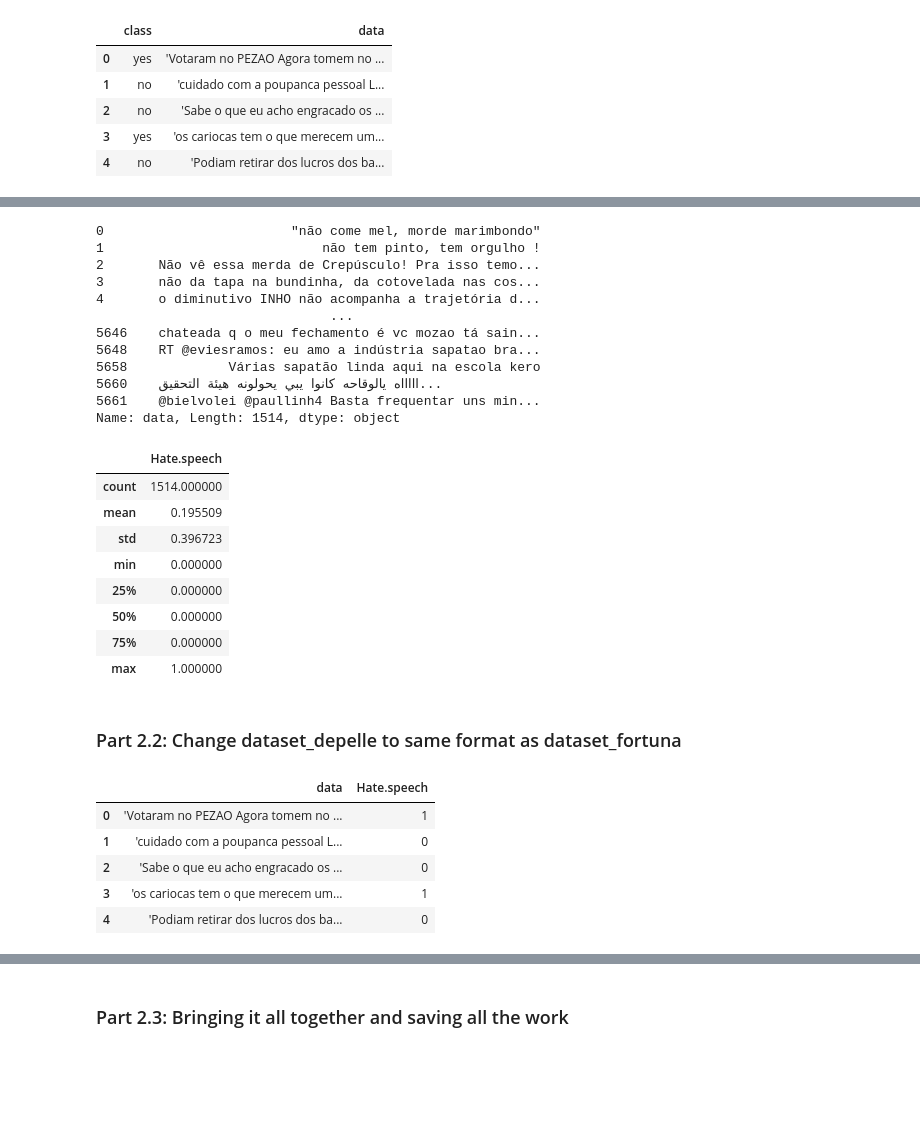
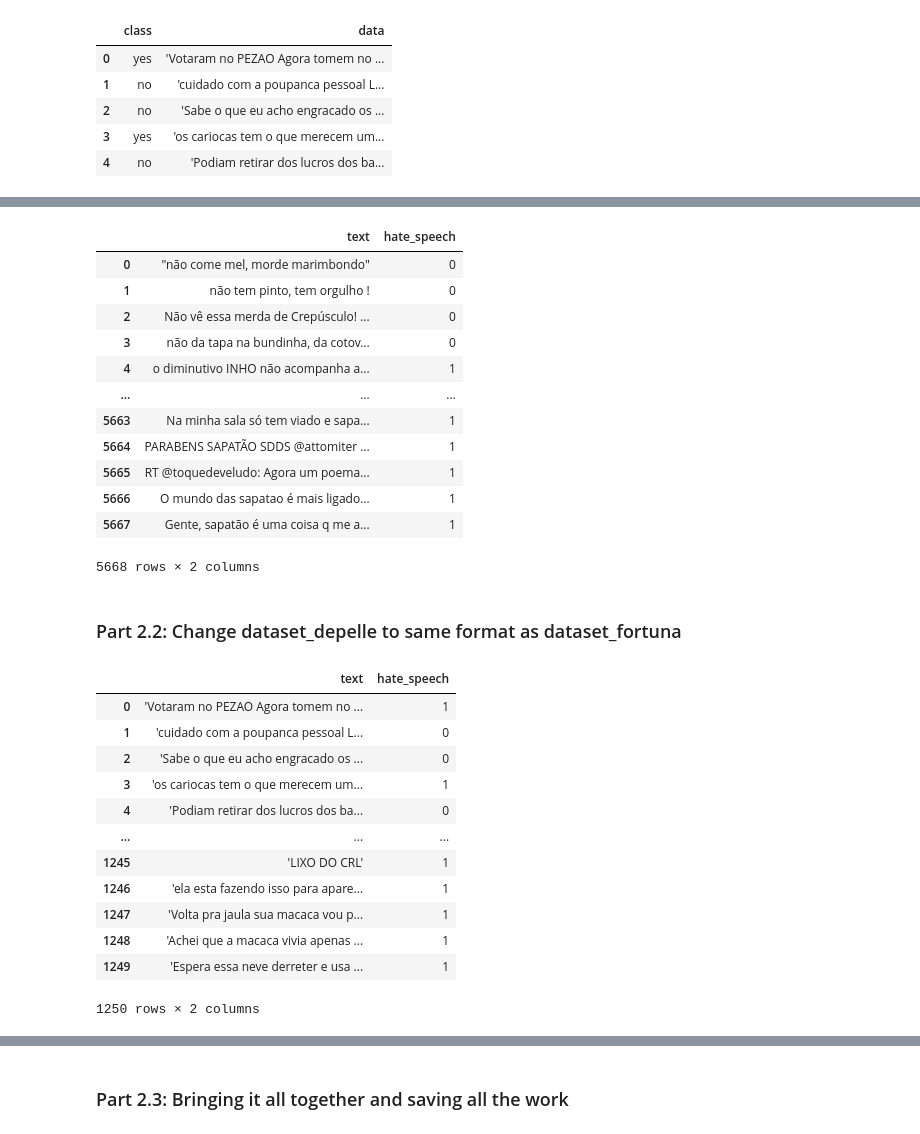
Before and after one commit to luciananobrega/hate_speech_detector, a Jupyter notebook: code/getting_data.ipynb, the cells around one changed output, grey strips where cells are left out. Cells and saved outputs as stored; diff of their text form; code cells hidden in the pictures; blank space fills up the shorter version.

```diff
--- a/code/getting_data.ipynb
+++ b/code/getting_data.ipynb
@@ -37,6 +56,6 @@ Github page of the project: https://github.com/rogersdepelle/OffComBR
 # %%
-dataset_depelle = pd.read_csv("datasets/dataset_depelle.csv")
-dataset_depelle.head()
+dataset_depelle_2 = pd.read_csv("datasets/dataset_depelle_2.csv")
+dataset_depelle_2.head()
 # %% [output]
 |  | class | data |
 | 0 | yes | 'Votaram no PEZAO Agora tomem no ... |
@@ -118,43 +86,39 @@ dataset_fortuna = dataset_fortuna.dropna()
 # %%
-dataset_fortuna["data"]
+dataset_fortuna
 # %% [output]
+|  | text | hate_speech |
+| 0 | "não come mel, morde marimbondo" | 0 |
+| 1 | não tem pinto, tem orgulho ! | 0 |
+| 2 | Não vê essa merda de Crepúsculo! ... | 0 |
+| 3 | não da tapa na bundinha, da cotov... | 0 |
+| 4 | o diminutivo INHO não acompanha a... | 1 |
+| ... | ... | ... |
+| 5663 | Na minha sala só tem viado e sapa... | 1 |
+| 5664 | PARABENS SAPATÃO SDDS @attomiter ... | 1 |
+| 5665 | RT @toquedeveludo: Agora um poema... | 1 |
+| 5666 | O mundo das sapatao é mais ligado... | 1 |
+| 5667 | Gente, sapatão é uma coisa q me a... | 1 |
-0                        "não come mel, morde marimbondo"
-1                            não tem pinto, tem orgulho !
-2       Não vê essa merda de Crepúsculo! Pra isso temo...
-3       não da tapa na bundinha, da cotovelada nas cos...
-4       o diminutivo INHO não acompanha a trajetória d...
-                              ...
-5646    chateada q o meu fechamento é vc mozao tá sain...
-5648    RT @eviesramos: eu amo a indústria sapatao bra...
-5658             Várias sapatão linda aqui na escola kero
-5660    اااااه يالوقاحه كانوا يبي يحولونه هيئة التحقيق...
-5661    @bielvolei @paullinh4 Basta frequentar uns min...
-Name: data, Length: 1514, dtype: object
+5668 rows × 2 columns
-# %%
-dataset_fortuna.describe()
-# %% [output]
-|  | Hate.speech |
-| count | 1514.000000 |
-| mean | 0.195509 |
-| std | 0.396723 |
-| min | 0.000000 |
-| 25% | 0.000000 |
-| 50% | 0.000000 |
-| 75% | 0.000000 |
-| max | 1.000000 |
 # %% [markdown]
 ### Part 2.2: Change dataset_depelle to same format as dataset_fortuna
 # %%
-cols = dataset_depelle.columns.tolist()
+cols = dataset_depelle_2.columns.tolist()
 cols = cols[::-1] #reverting cols
-dataset_depelle = dataset_depelle[cols]
-dataset_depelle['class'] = dataset_depelle['class'].map({'yes': 1, 'no': 0})
-dataset_depelle.columns = ['data', 'Hate.speech']
-dataset_depelle.head()
+dataset_depelle_2 = dataset_depelle_2[cols]
+dataset_depelle_2['class'] = dataset_depelle_2['class'].map({'yes': 1, 'no': 0})
+dataset_depelle_2.columns = ['text', 'hate_speech']
+dataset_depelle_2
 # %% [output]
-|  | data | Hate.speech |
+|  | text | hate_speech |
 | 0 | 'Votaram no PEZAO Agora tomem no ... | 1 |
 | 1 | 'cuidado com a poupanca pessoal L... | 0 |
 | 2 | 'Sabe o que eu acho engracado os ... | 0 |
 | 3 | 'os cariocas tem o que merecem um... | 1 |
 | 4 | 'Podiam retirar dos lucros dos ba... | 0 |
+| ... | ... | ... |
+| 1245 | 'LIXO DO CRL' | 1 |
+| 1246 | 'ela esta fazendo isso para apare... | 1 |
+| 1247 | 'Volta pra jaula sua macaca vou p... | 1 |
+| 1248 | 'Achei que a macaca vivia apenas ... | 1 |
+| 1249 | 'Espera essa neve derreter e usa ... | 1 |
+1250 rows × 2 columns
```
Also changed, not shown: parts of 19 cells of this notebook, 12 other files.
